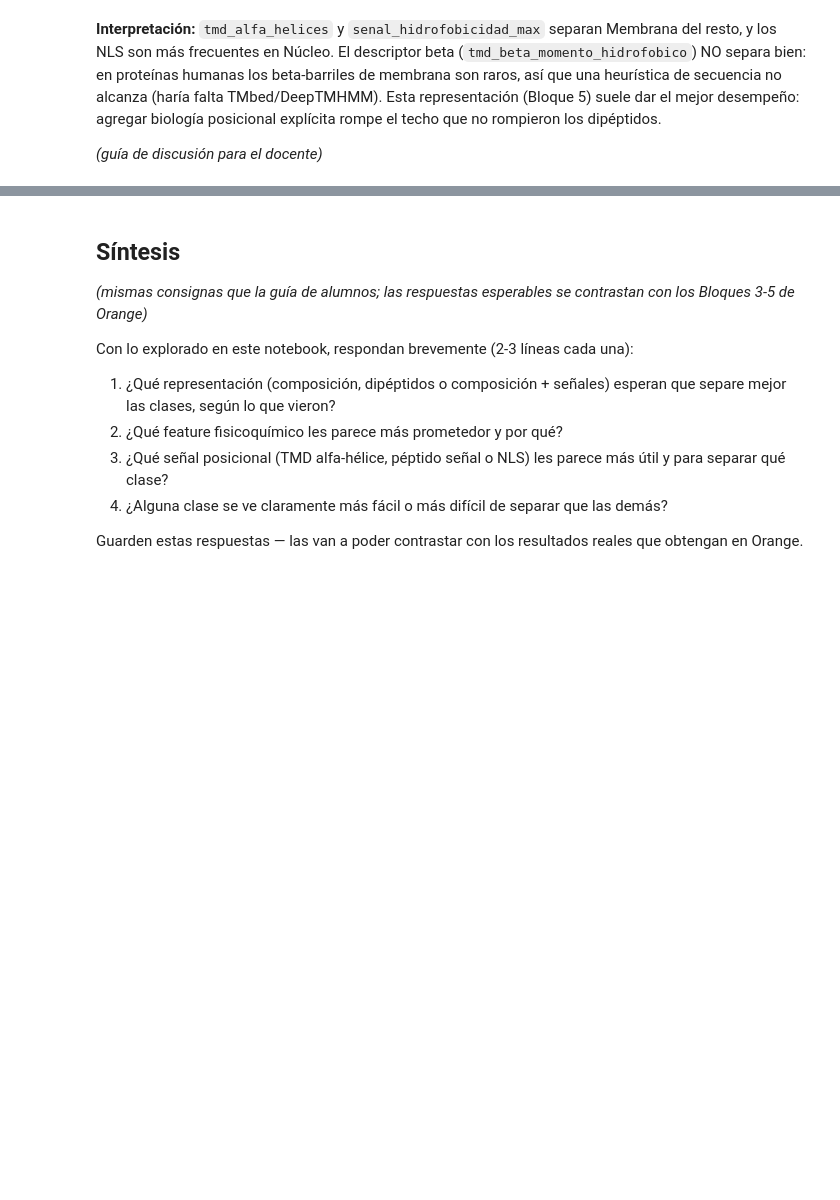
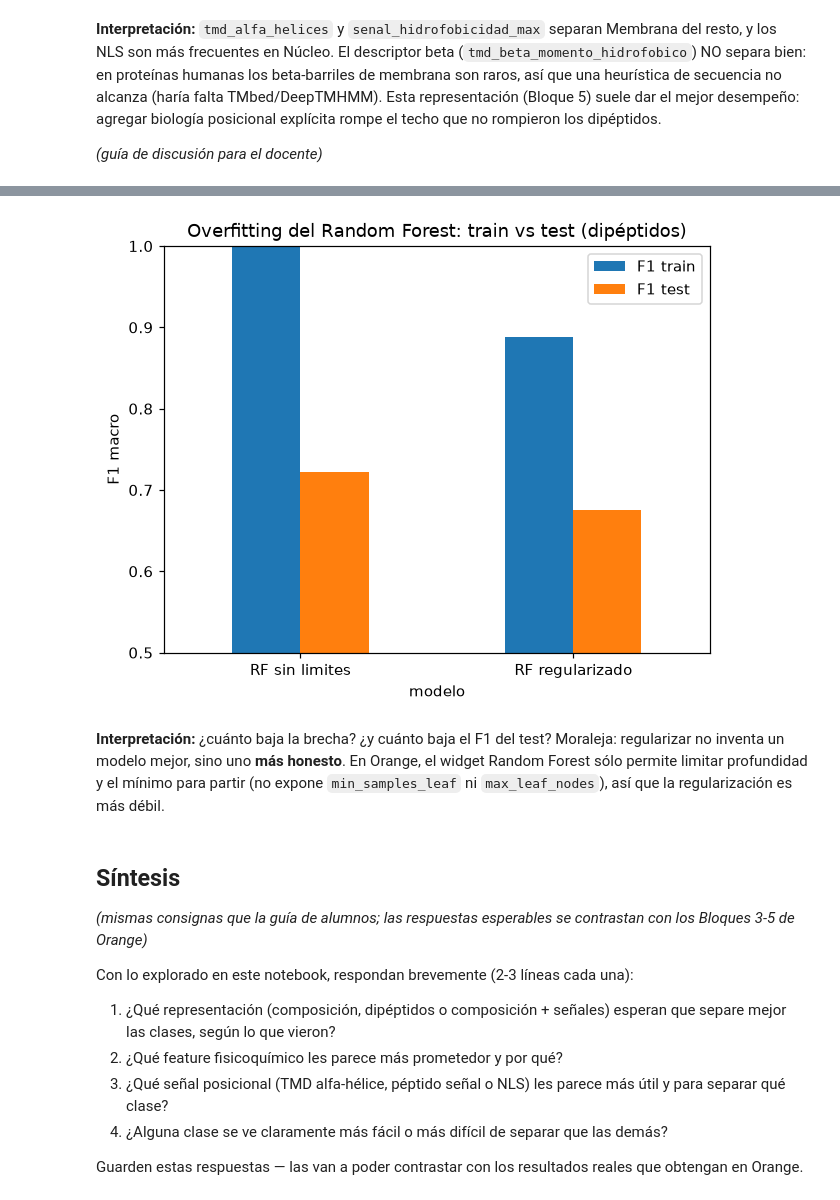
Before and after one commit to mberdakin/where-is-my-protein, a Jupyter notebook: notebooks/exploracion_docentes_completa.ipynb, the cells around one changed output, grey strips where cells are left out. Drawn from its saved outputs; the diff is of its cells as text; code cells hidden in the pictures; blank space fills up the shorter version.

Commit message:
actualizo los notebooks y workflow orange con los cambios de RF

```diff
--- a/notebooks/exploracion_docentes_completa.ipynb
+++ b/notebooks/exploracion_docentes_completa.ipynb
@@ -194,3 +205,42 @@ dipéptidos.
+# %%
+from sklearn.ensemble import RandomForestClassifier
+from sklearn.model_selection import train_test_split
+from sklearn.metrics import f1_score
+
+DIP = [c for c in dip.columns if len(c) == 2 and c.isalpha()]
+X = dip[DIP + FISICOQUIMICOS].to_numpy(float)
+y = dip["localization"].to_numpy()
+Xtr, Xte, ytr, yte = train_test_split(X, y, test_size=0.3, stratify=y, random_state=0)
+
+def train_test_gap(rf):
+    rf.fit(Xtr, ytr)
+    tr = f1_score(ytr, rf.predict(Xtr), average="macro")
+    te = f1_score(yte, rf.predict(Xte), average="macro")
+    return tr, te, tr - te
+
+base = train_test_gap(RandomForestClassifier(300, random_state=0))
+reg = train_test_gap(RandomForestClassifier(
+    300, random_state=0, min_samples_leaf=10, max_depth=8,
+    min_samples_split=10, max_leaf_nodes=16))
+
+tabla = pd.DataFrame({
+    "modelo": ["RF sin limites", "RF regularizado"],
+    "F1 train": [base[0], reg[0]], "F1 test": [base[1], reg[1]],
+    "brecha": [base[2], reg[2]]}).round(3)
+print(tabla.to_string(index=False))
+
+tabla.set_index("modelo")[["F1 train", "F1 test"]].plot.bar(rot=0)
+plt.title("Overfitting del Random Forest: train vs test (dipéptidos)")
+plt.ylabel("F1 macro")
+plt.ylim(0.5, 1.0)
+plt.show()
+# %% [output]
+[figure, added]
+# %% [markdown]
+**Interpretación:** ¿cuánto baja la brecha? ¿y cuánto baja el F1 del test? Moraleja:
+regularizar no inventa un modelo mejor, sino uno **más honesto**. En Orange, el widget Random Forest
+sólo permite limitar profundidad y el mínimo para partir (no expone `min_samples_leaf` ni
+`max_leaf_nodes`), así que la regularización es más débil.
 # %% [markdown]
 ## Síntesis
 
```
Also changed, not shown: parts of 2 cells of this notebook, 6 other files.
